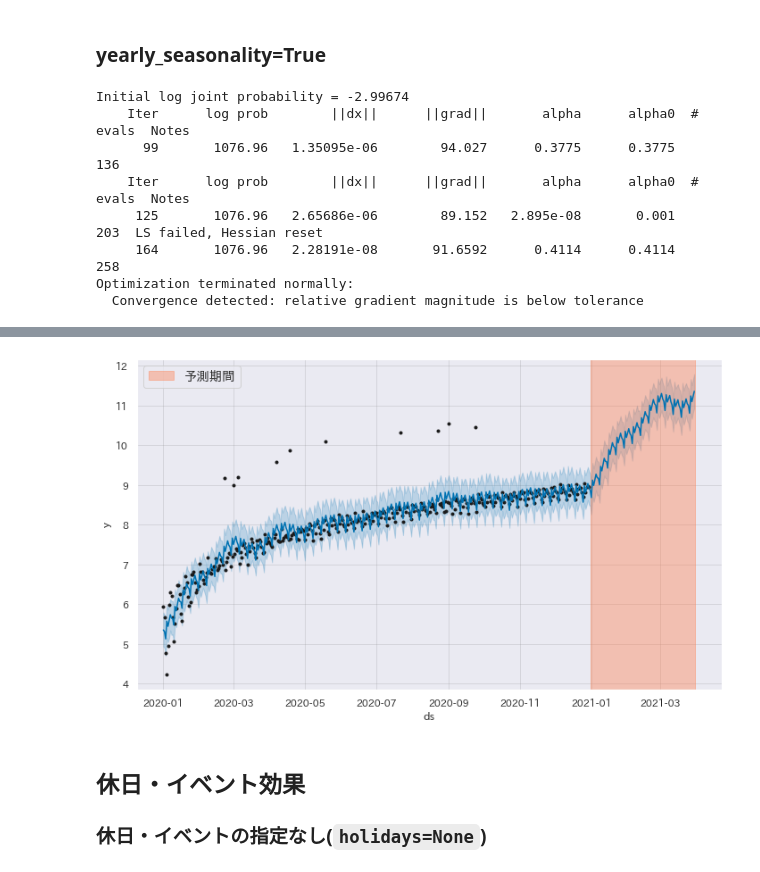
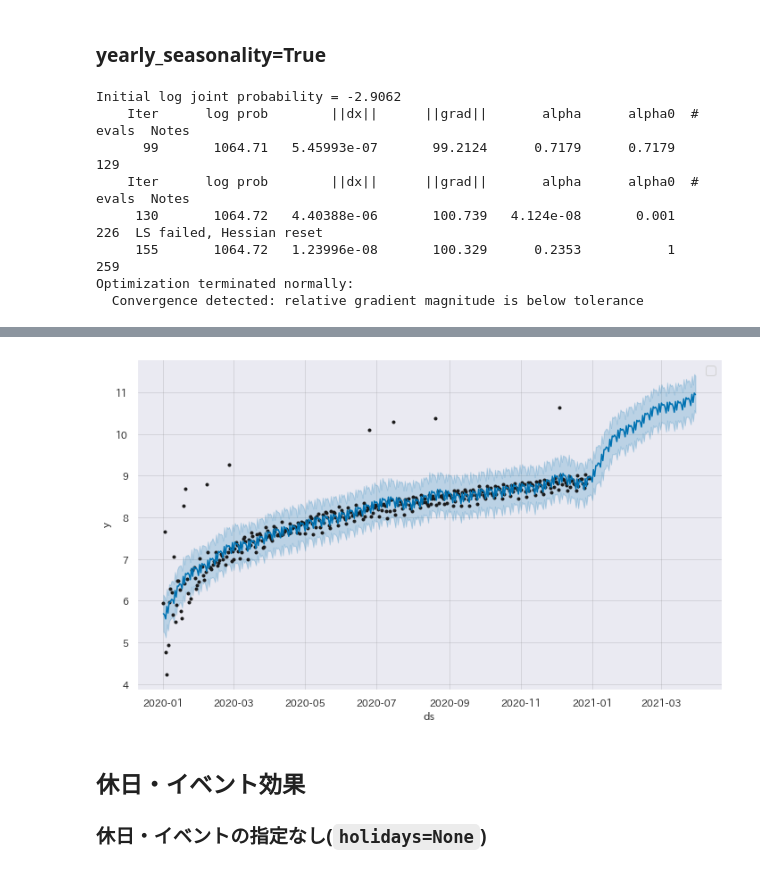
Before and after one commit to nanjakorewa/kdm-notebooks, a Jupyter notebook: timeseries/forecast/002-Prophet-alg.ipynb, the cells around one changed output, grey strips where cells are left out. Cells and saved outputs as stored; diff of their text form; code cells hidden in the pictures.

```diff
--- a/timeseries/forecast/002-Prophet-alg.ipynb
+++ b/timeseries/forecast/002-Prophet-alg.ipynb
@@ -220,15 +196,14 @@ m.fit(df)
 future = m.make_future_dataframe(periods=90)
 forecast = m.predict(future)
 fig = m.plot(forecast)
-plt.axvspan(18627, 18627 + 90, color="coral", alpha=0.4, label="予測期間")
 plt.legend()
 plt.show()
 # %% [output]
-Initial log joint probability = -2.99674
+Initial log joint probability = -2.9062
     Iter      log prob        ||dx||      ||grad||       alpha      alpha0  # evals  Notes
-      99       1076.96   1.35095e-06        94.027      0.3775      0.3775      136
+      99       1064.71   5.45993e-07       99.2124      0.7179      0.7179      129
     Iter      log prob        ||dx||      ||grad||       alpha      alpha0  # evals  Notes
-     125       1076.96   2.65686e-06        89.152   2.895e-08       0.001      203  LS failed, Hessian reset
-     164       1076.96   2.28191e-08       91.6592      0.4114      0.4114      258
+     130       1064.72   4.40388e-06       100.739   4.124e-08       0.001      226  LS failed, Hessian reset
+     155       1064.72   1.23996e-08       100.329      0.2353           1      259
 Optimization terminated normally:
   Convergence detected: relative gradient magnitude is below tolerance
@@ -235,4 +211,4 @@ Optimization terminated normally:
-[figure, old version]
+[figure, new version]
 # %% [markdown]
 ## 休日・イベント効果
 ### 休日・イベントの指定なし(`holidays=None`)
```
Also changed, not shown: parts of 9 cells of this notebook, 2 other files.
